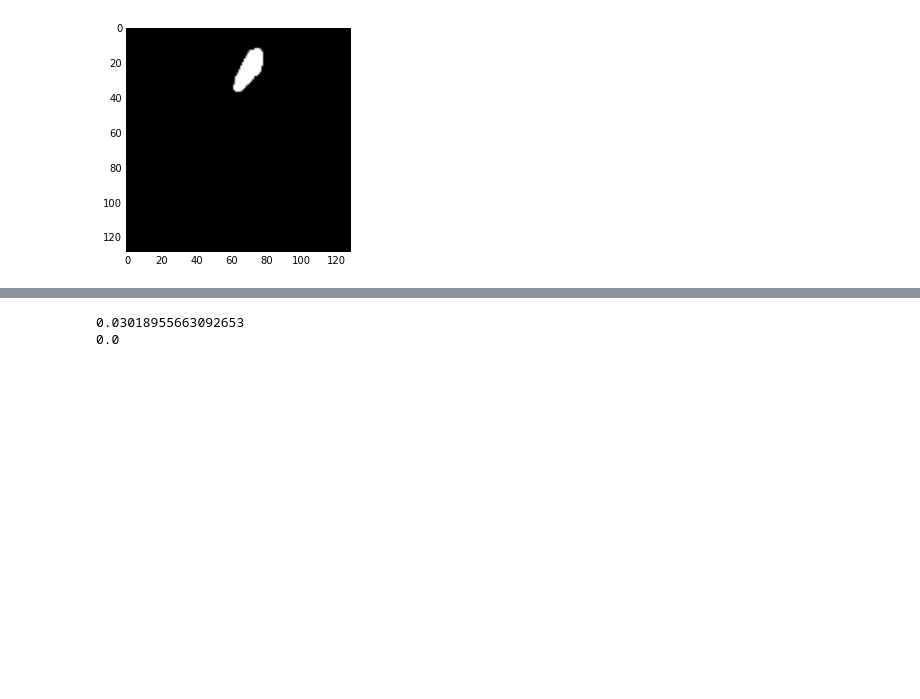
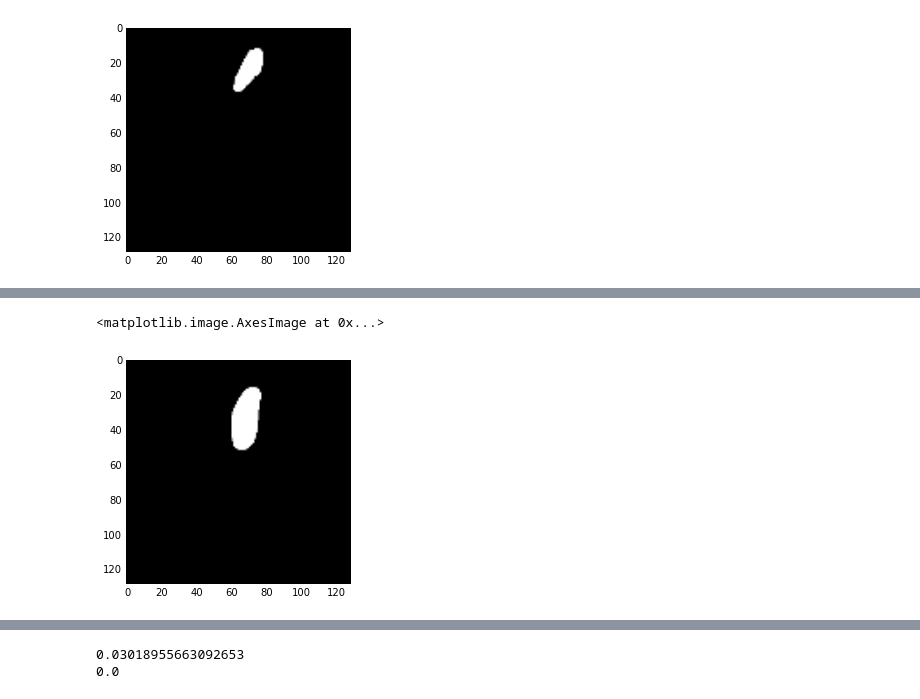
Before and after one commit to thenomemac/Kaggle-Ultrasound-Recombinator, a Jupyter notebook: fcn-ultrasound-kaggle.ipynb, the cells around one changed output, grey strips where cells are left out. Cells and saved outputs as stored; diff of their text form; code cells hidden in the pictures; blank space fills up the shorter version.

```diff
--- a/fcn-ultrasound-kaggle.ipynb
+++ b/fcn-ultrasound-kaggle.ipynb
@@ -558,0 +648,6 @@ YvalPred = batch_apply(Xtrain[:1], f_predict, BATCH_N)
+# %%
+# compare actual mask
+plt.imshow(Yval[300].reshape((128, 128)))
+# %% [output]
+<matplotlib.image.AxesImage at 0x...>
+[figure, added]
```
Also changed, not shown: parts of 32 cells of this notebook.
